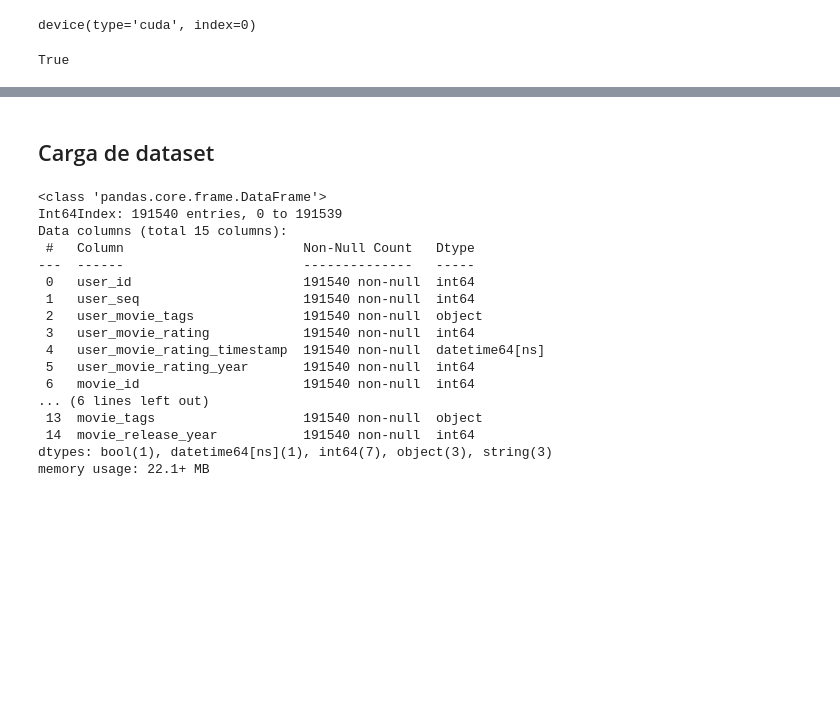
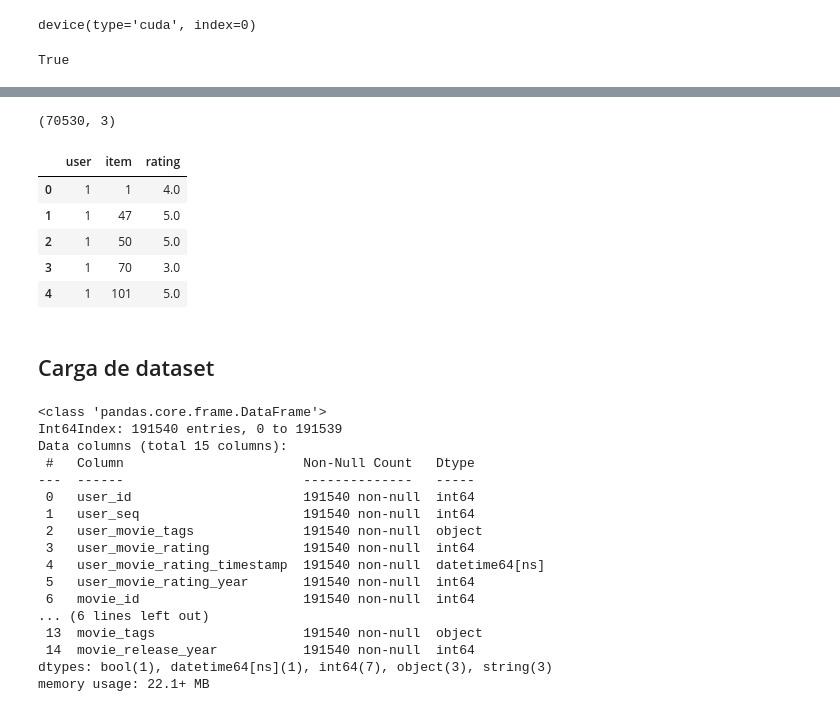
Before and after one commit to magistery-tps/rec-sys-client-lib, a Jupyter notebook: notebooks/models_nn_mf.ipynb, the cells around one changed output, grey strips where cells are left out. Drawn from its saved outputs; the diff is of its cells as text; code cells hidden in the pictures; blank space fills up the shorter version.

Commit message:
feat: resource iterator. usefull to get all reosurce element as a dataframe

```diff
--- a/notebooks/models_nn_mf.ipynb
+++ b/notebooks/models_nn_mf.ipynb
@@ -71,3 +71,19 @@ def set_seed(value):
     torch.manual_seed(value)
 # %%
 set_seed(42)
+# %%
+def substring_after(s, delim): return s.partition(delim)[2]
+
+def to_interaction_row(e):
+    e['user']   = int(e['user'])
+    e['item']   = int(substring_after(e['item'], 'items/').replace('/', ''))
+    e['rating'] = float(e['rating'])
+    return e
+# %%
+recsys = api.RecSysApi(token='27be6f93c2583aa9383a736a3a2d161c956c3d78')
+
+interactions_iterator = api.ResourceIterator(recsys, 'interactions', page_size = 10000)
+
+interactions = api.to_dataframe(interactions_iterator, to_interaction_row)
+
+interactions.info()
@@ -74,3 +109,16 @@ set_seed(42)
+# %%
+interactions.shape
+# %% [output]
+(70530, 3)
+# %%
+interactions.head()
+# %% [output]
+|  | user | item | rating |
+| 0 | 1 | 1 | 4.0 |
+| 1 | 1 | 47 | 5.0 |
+| 2 | 1 | 50 | 5.0 |
+| 3 | 1 | 70 | 3.0 |
+| 4 | 1 | 101 | 5.0 |
 # %% [markdown]
 ## Carga de dataset
 # %%
```
Also changed, not shown: parts of 3 cells of this notebook, 13 other files.
